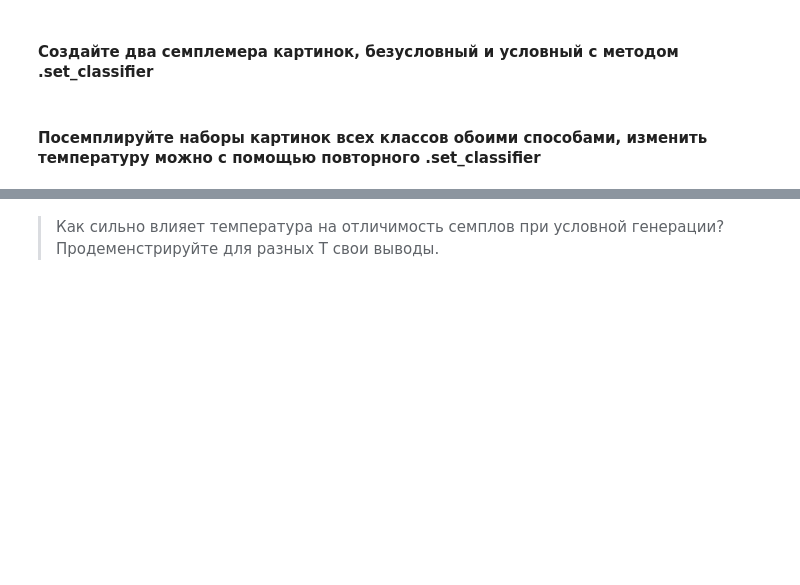
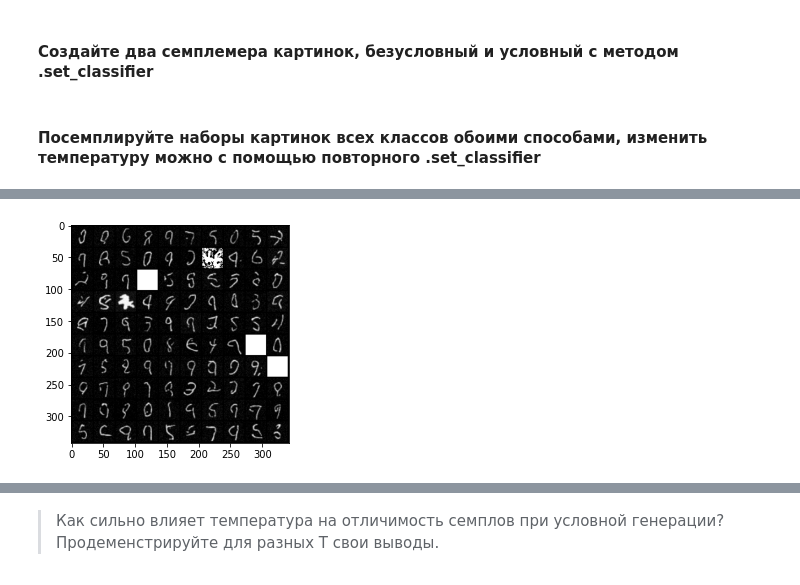
Before and after one commit to Tikhon239/HSE, a Jupyter notebook: BayesML/DDPM/conditional_sampling.ipynb, the cells around one changed output, grey strips where cells are left out. Cells and saved outputs as stored; diff of their text form; code cells hidden in the pictures; blank space fills up the shorter version.

```diff
--- a/BayesML/DDPM/conditional_sampling.ipynb
+++ b/BayesML/DDPM/conditional_sampling.ipynb
@@ -180,4 +188,6 @@ csampler.calc_acc([0])
 # %%
-csampler.set_classifier(noisy_classifier, T=0.1)
+csampler.set_classifier(noisy_classifier, T=0.5)
 csampler(labels)
+# %% [output]
+[figure, added]
 # %%
```
Also changed, not shown: parts of 10 cells of this notebook.
